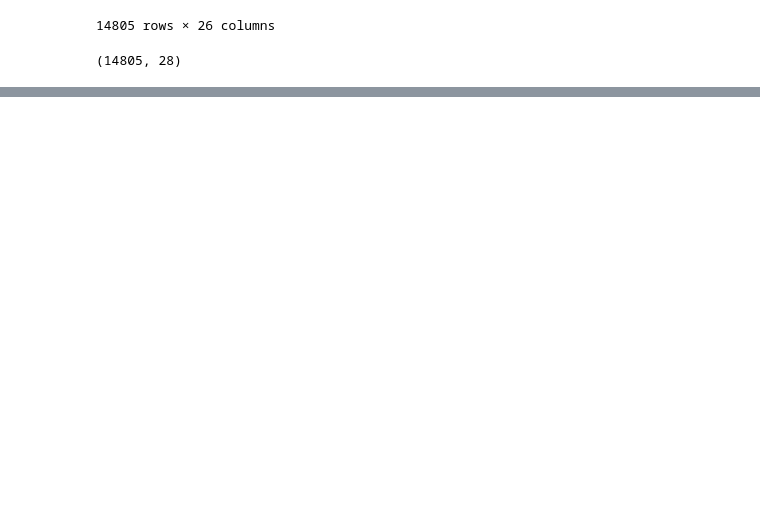
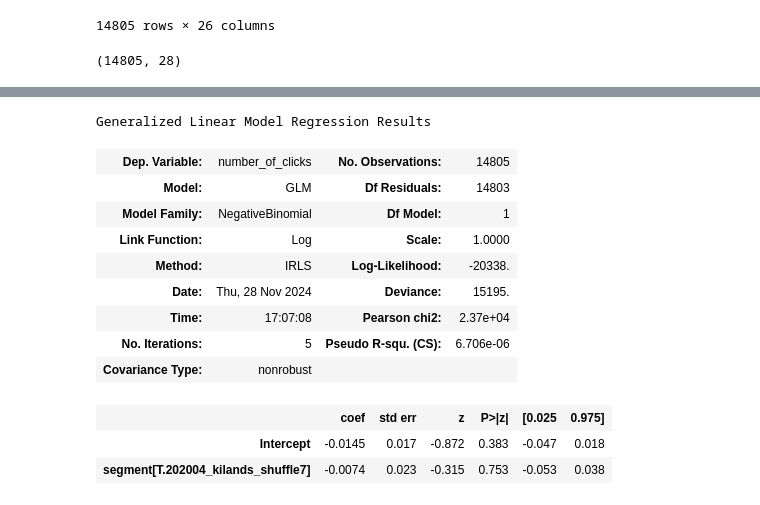
Before and after one commit to ucsd-psych201a/nobel2024, a Jupyter notebook: CSS_204_Reproducibility_Project.ipynb, the cells around one changed output, grey strips where cells are left out. Drawn from its saved outputs; the diff is of its cells as text; code cells hidden in the pictures; blank space fills up the shorter version.

```diff
--- a/CSS_204_Reproducibility_Project.ipynb
+++ b/CSS_204_Reproducibility_Project.ipynb
@@ -271,3 +267,11 @@ kilands_no_out1['purch'] = kilands_no_out1['number of purchases'].apply(
 kilands_no_out1.shape
 # %% [output]
 (14805, 28)
+# %%
+# Renaming number of clicks column
+    # Not in R code, just for personal use
+kilands_no_out1 = kilands_no_out1.rename(columns={'number of clicks': 'number_of_clicks'})
+
+# Renaming session length column
+    # Not in R code, just for personal use
+kilands_no_out1 = kilands_no_out1.rename(columns={'search session length (seconds)': 'search_length_seconds'})
@@ -285,0 +335,18 @@ For this project progress check, I am 99% finished cleaning one out of two datas
+# %%
+#### Hypothesis b: purchase ####
+
+# Create a binary variable for 'num_segment'
+kilands_no_out1['num_segment'] = kilands_no_out1['segment'].apply(lambda x: 1 if x == "HA" else 0)
+
+# Fit the model using pymer4
+model_b_kil = Lmer(
+    formula="purch ~ segment + (1|user)",
+    data=kilands_no_out1,
+    family="binomial"
+)
+
+# Fit the model
+result_b_kil = model_b_kil.fit(optimizer="bobyqa", maxfun=200000)
+
+# Print the summary
+print(result_b_kil)
@@ -285,0 +392,33 @@ For this project progress check, I am 99% finished cleaning one out of two datas
+# %%
+### Hypothesis c: clicks ###
+
+# Fit the model
+model_c_kil = smf.glm(
+    formula="number_of_clicks ~ segment",
+    data=kilands_no_out1,
+    family=sm.families.NegativeBinomial()
+).fit()
+
+# Print summary
+model_c_kil.summary()
+
+# pymer4 doesn't support negative binomial regression, so I had to use smf.glm with statsmodels.
+# This function doesn't use random effects, which is the reason why the results are very different
+
+# Python intercept: -0.0145, R intercept: -0.35369
+# Python standard error: 0.017, R standard error: 0.02336
+# Diff. pvalue = 0.753 in python, 0.974 in R
+# %% [output]
+Generalized Linear Model Regression Results
+| Dep. Variable: | number_of_clicks | No. Observations: | 14805 |
+| Model: | GLM | Df Residuals: | 14803 |
+| Model Family: | NegativeBinomial | Df Model: | 1 |
+| Link Function: | Log | Scale: | 1.0000 |
+| Method: | IRLS | Log-Likelihood: | -20338. |
+| Date: | Thu, 28 Nov 2024 | Deviance: | 15195. |
+| Time: | 17:07:08 | Pearson chi2: | 2.37e+04 |
+| No. Iterations: | 5 | Pseudo R-squ. (CS): | 6.706e-06 |
+| Covariance Type: | nonrobust |  |  |
+|  | coef | std err | z | P>|z| | [0.025 | 0.975] |
+| Intercept | -0.0145 | 0.017 | -0.872 | 0.383 | -0.047 | 0.018 |
+| segment[T.202004_kilands_shuffle7] | -0.0074 | 0.023 | -0.315 | 0.753 | -0.053 | 0.038 |
```
Also changed, not shown: parts of 36 cells of this notebook.
